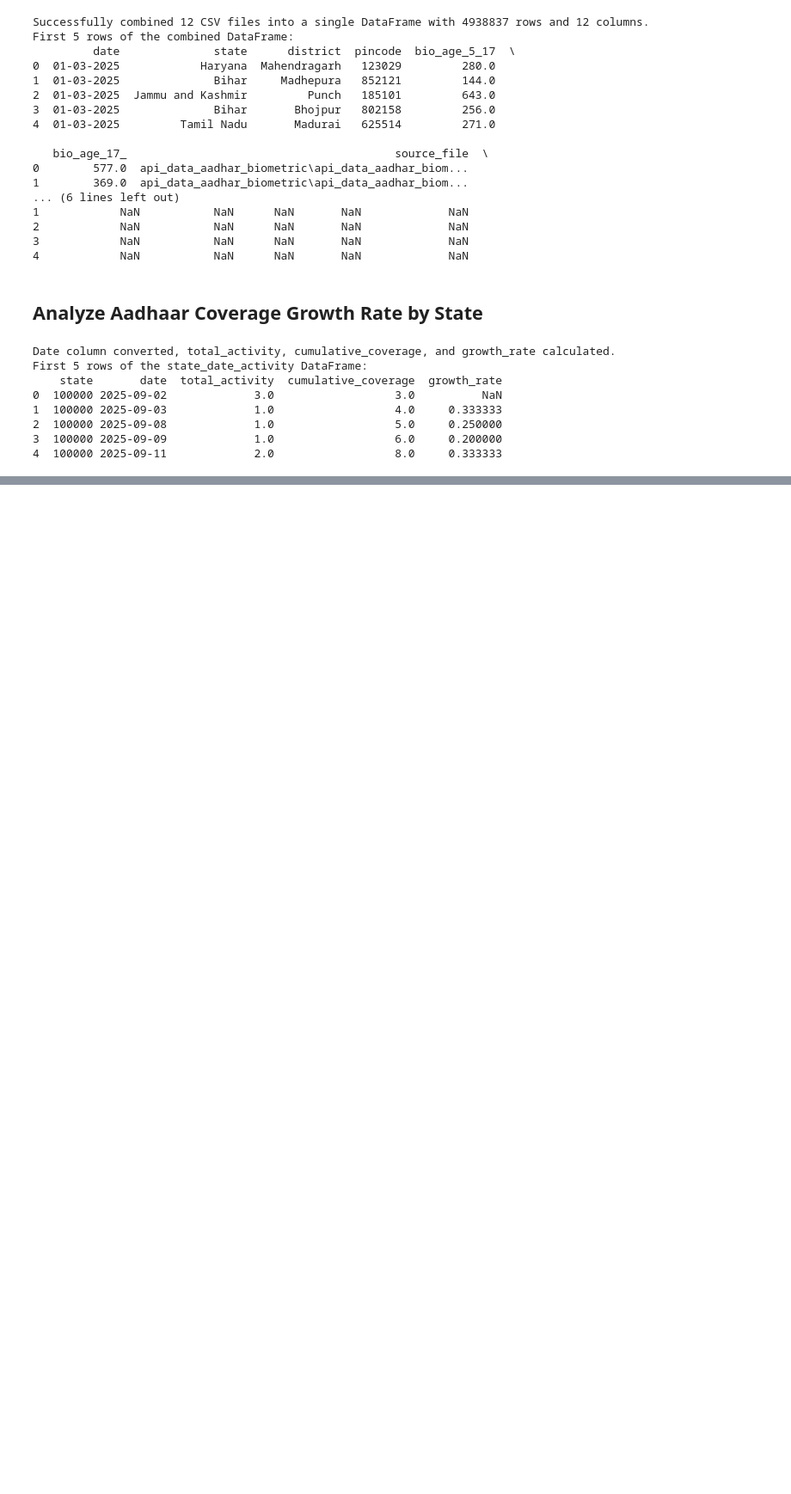
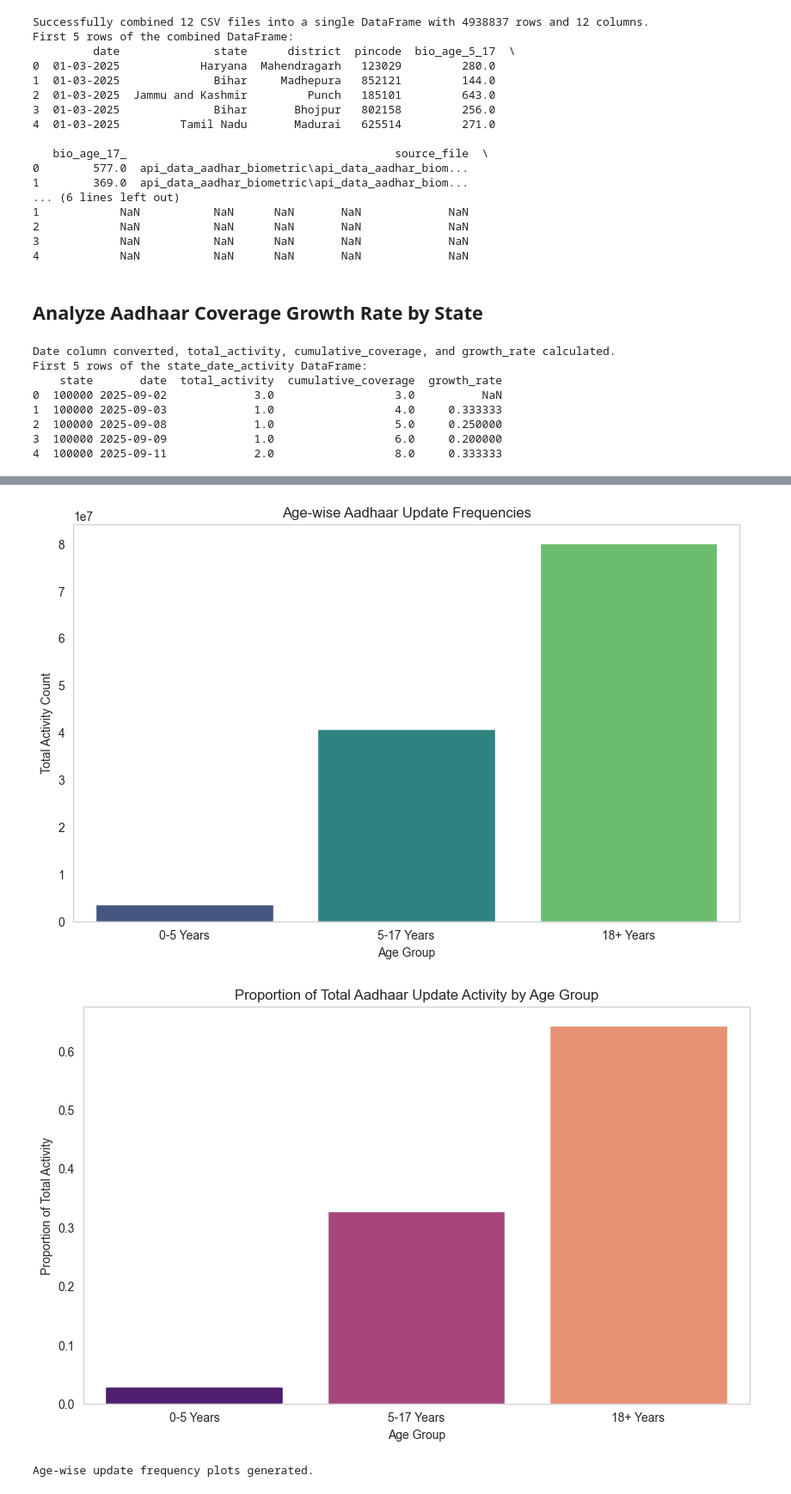
Before and after one commit to Aetherion-dotcom/employee-management-system, a Jupyter notebook: Trend & Pattern.ipynb, the cells around one changed output, grey strips where cells are left out. Shown at 86% size. Cells and saved outputs as stored; diff of their text form; code cells hidden in the pictures; blank space fills up the shorter version.

```diff
--- a/Trend & Pattern.ipynb
+++ b/Trend & Pattern.ipynb
@@ -79,0 +132,37 @@ First 5 rows of the state_date_activity DataFrame:
+# %%
+import matplotlib.pyplot as plt
+import seaborn as sns
+
+# Set a style for the plots
+sns.set_style("whitegrid")
+
+# Prepare data for plotting
+plot_df = pd.DataFrame({
+    'Age Group': age_wise_frequency.index,
+    'Total Activity': age_wise_frequency.values,
+    'Proportion': age_wise_proportion.values
+})
+
+# Create the bar plot for total activity
+plt.figure(figsize=(10, 6))
+sns.barplot(x='Age Group', y='Total Activity', data=plot_df, palette='viridis', hue='Age Group', legend=False)
+plt.title('Age-wise Aadhaar Update Frequencies')
+plt.xlabel('Age Group')
+plt.ylabel('Total Activity Count')
+plt.grid(axis='y')
+plt.show()
+
+# Create the bar plot for proportions
+plt.figure(figsize=(10, 6))
+sns.barplot(x='Age Group', y='Proportion', data=plot_df, palette='magma', hue='Age Group', legend=False)
+plt.title('Proportion of Total Aadhaar Update Activity by Age Group')
+plt.xlabel('Age Group')
+plt.ylabel('Proportion of Total Activity')
+plt.grid(axis='y')
+plt.show()
+
+print("Age-wise update frequency plots generated.")
+# %% [output]
+[figure, added]
+[figure, added]
+Age-wise update frequency plots generated.
```
Also changed, not shown: parts of 14 cells of this notebook.
